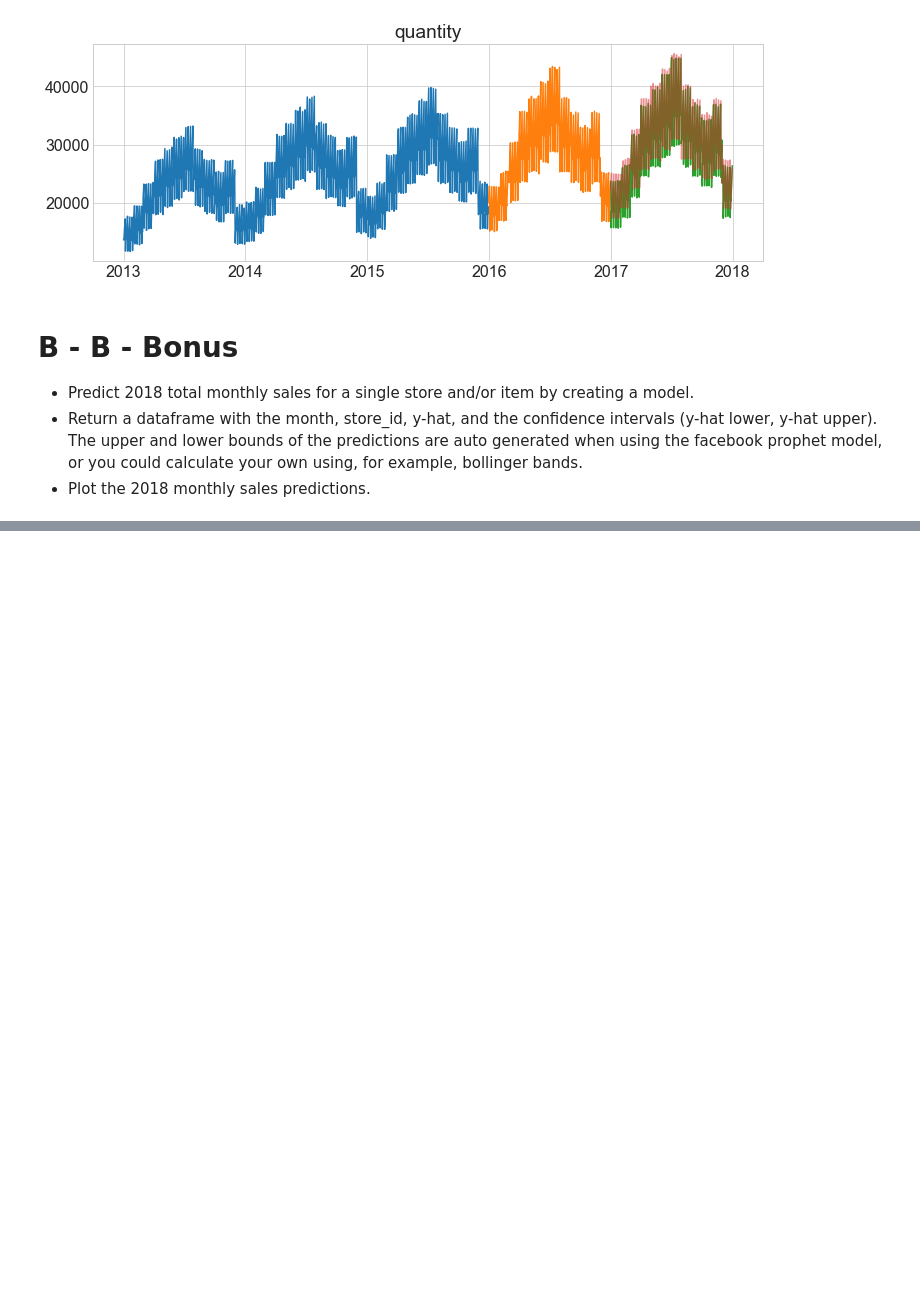
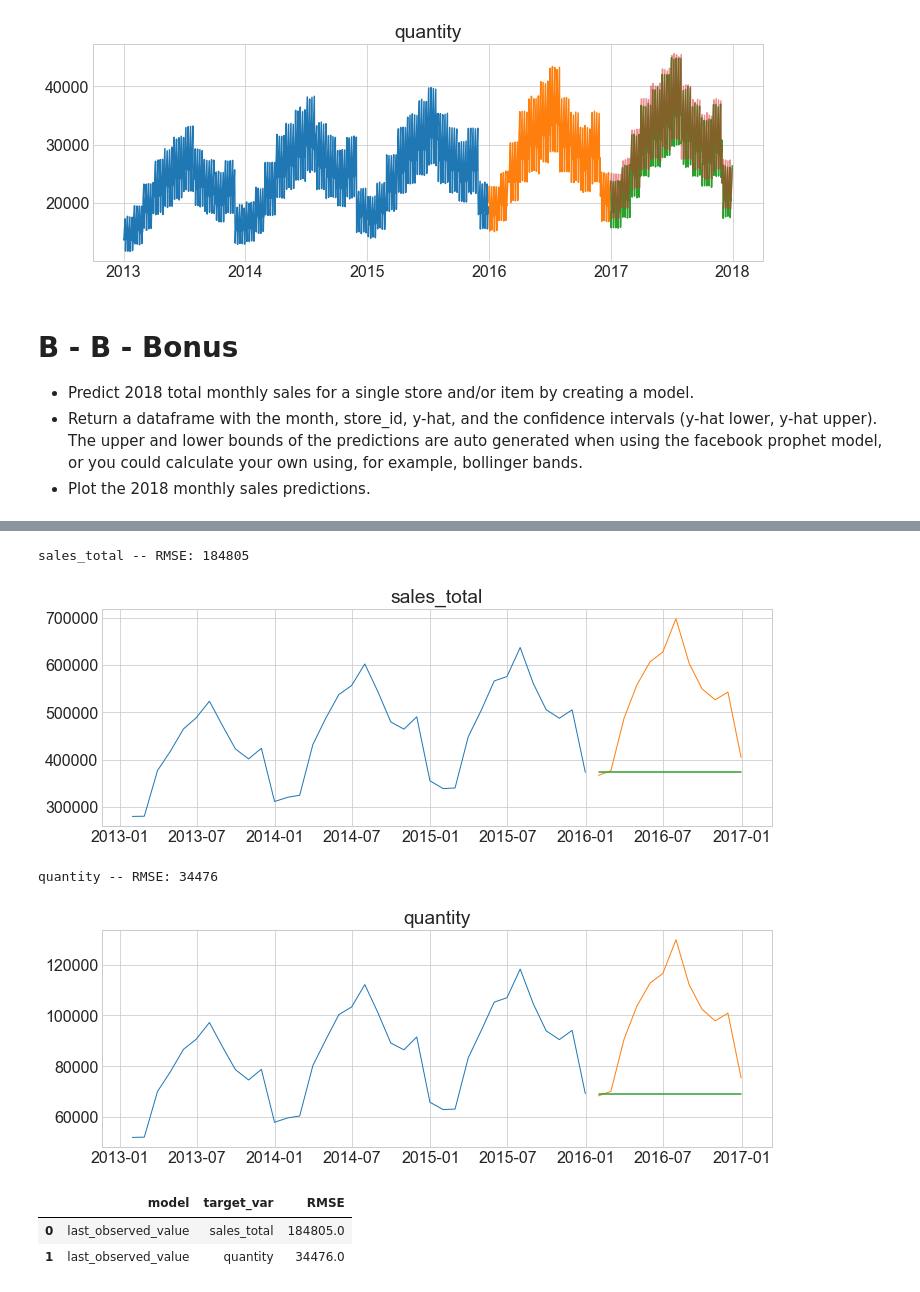
Before and after one commit to BraedenWright/time-series-exercises, a Jupyter notebook: model.ipynb, the cells around one changed output, grey strips where cells are left out. Saved outputs shown, nothing was run; the diff lists cells and outputs as text; code cells hidden in the pictures; blank space fills up the shorter version.

```diff
--- a/model.ipynb
+++ b/model.ipynb
@@ -544,0 +622,9 @@ Reading merged data from csv file...
+# %%
+# Visualize
+for col in train.columns:
+    plot_and_eval(col)
+# %% [output]
+sales_total -- RMSE: 184805
+[figure, added]
+quantity -- RMSE: 34476
+[figure, added]
@@ -544,0 +637,6 @@ Reading merged data from csv file...
+# %%
+metrics_df
+# %% [output]
+|  | model | target_var | RMSE |
+| 0 | last_observed_value | sales_total | 184805.0 |
+| 1 | last_observed_value | quantity | 34476.0 |
```
Also changed, not shown: parts of 13 cells of this notebook.
